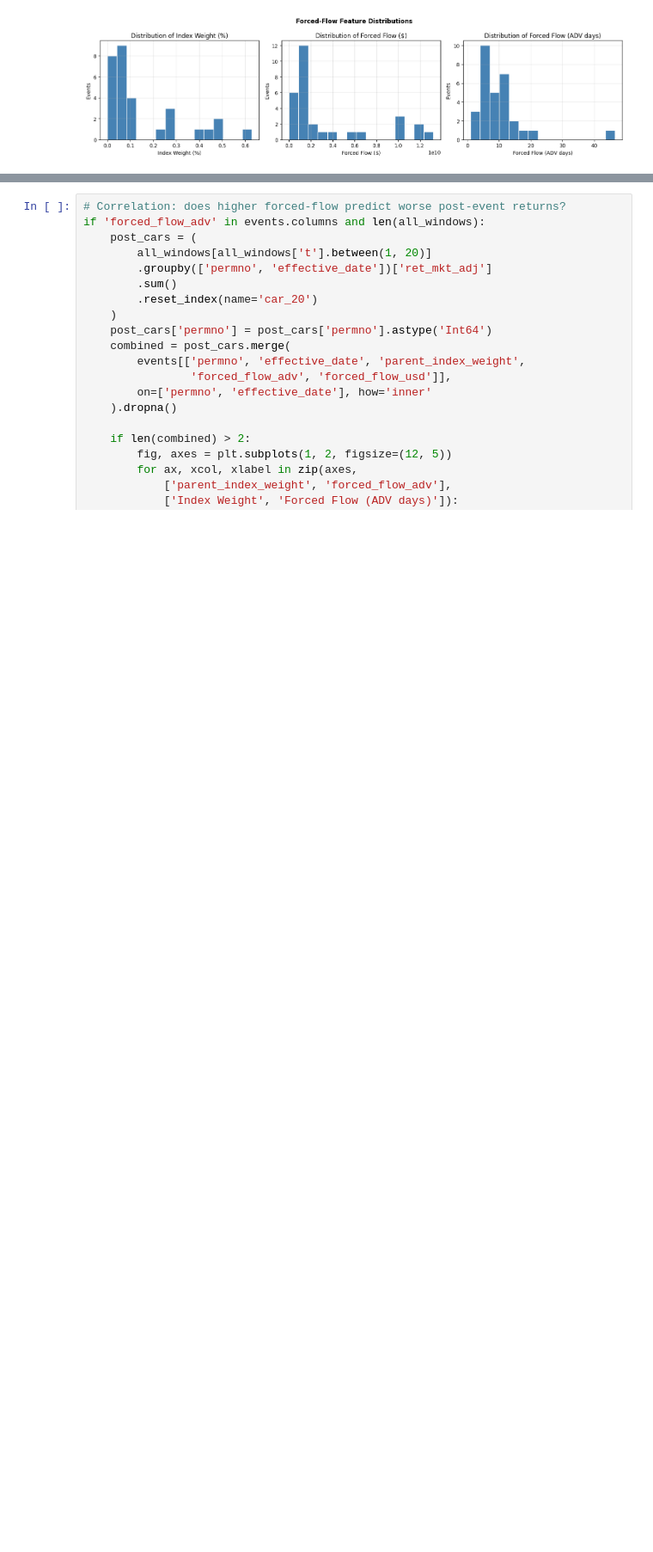
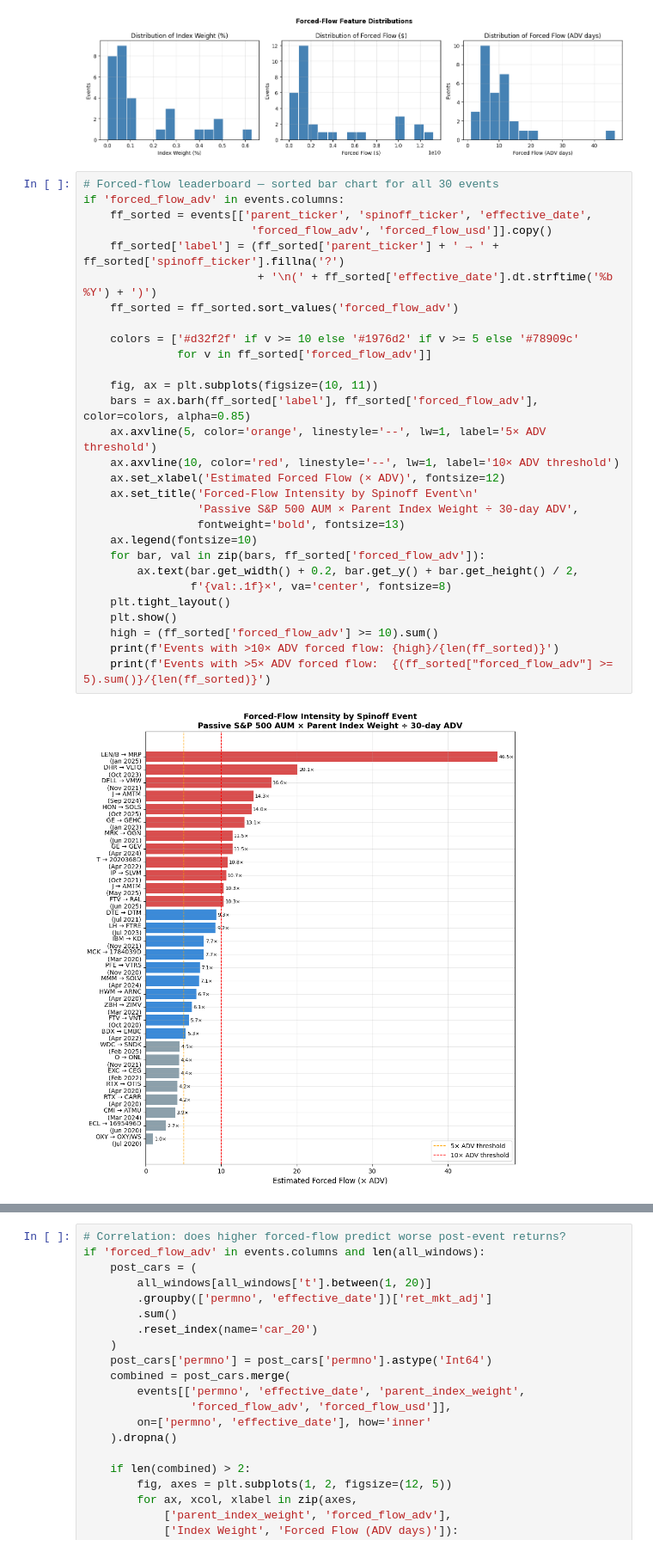
Before and after one commit to ElouanBahri/index-spinoff-arbitrage, a Jupyter notebook: eda.ipynb, the cells around one changed output, grey strips where cells are left out. Shown at 86% size. Cells and saved outputs as stored; diff of their text form; blank space fills up the shorter version.

```diff
--- a/eda.ipynb
+++ b/eda.ipynb
@@ -381,3 +412,34 @@ if 'forced_flow_adv' in events.columns and events['forced_flow_adv'].notna().any
     plt.show()
 # %% [output]
 [figure]
+# %%
+# Forced-flow leaderboard — sorted bar chart for all 30 events
+if 'forced_flow_adv' in events.columns:
+    ff_sorted = events[['parent_ticker', 'spinoff_ticker', 'effective_date',
+                         'forced_flow_adv', 'forced_flow_usd']].copy()
+    ff_sorted['label'] = (ff_sorted['parent_ticker'] + ' → ' + ff_sorted['spinoff_ticker'].fillna('?')
+                          + '\n(' + ff_sorted['effective_date'].dt.strftime('%b %Y') + ')')
+    ff_sorted = ff_sorted.sort_values('forced_flow_adv')
+
+    colors = ['#d32f2f' if v >= 10 else '#1976d2' if v >= 5 else '#78909c'
+              for v in ff_sorted['forced_flow_adv']]
+
+    fig, ax = plt.subplots(figsize=(10, 11))
+    bars = ax.barh(ff_sorted['label'], ff_sorted['forced_flow_adv'], color=colors, alpha=0.85)
+    ax.axvline(5, color='orange', linestyle='--', lw=1, label='5× ADV threshold')
+    ax.axvline(10, color='red', linestyle='--', lw=1, label='10× ADV threshold')
+    ax.set_xlabel('Estimated Forced Flow (× ADV)', fontsize=12)
+    ax.set_title('Forced-Flow Intensity by Spinoff Event\n'
+                 'Passive S&P 500 AUM × Parent Index Weight ÷ 30-day ADV',
+                 fontweight='bold', fontsize=13)
+    ax.legend(fontsize=10)
+    for bar, val in zip(bars, ff_sorted['forced_flow_adv']):
+        ax.text(bar.get_width() + 0.2, bar.get_y() + bar.get_height() / 2,
+                f'{val:.1f}×', va='center', fontsize=8)
+    plt.tight_layout()
+    plt.show()
+    high = (ff_sorted['forced_flow_adv'] >= 10).sum()
+    print(f'Events with >10× ADV forced flow: {high}/{len(ff_sorted)}')
+    print(f'Events with >5× ADV forced flow:  {(ff_sorted["forced_flow_adv"] >= 5).sum()}/{len(ff_sorted)}')
+# %% [output]
+[figure, added]
```
Also changed, not shown: parts of 9 cells of this notebook, 1 other file.
